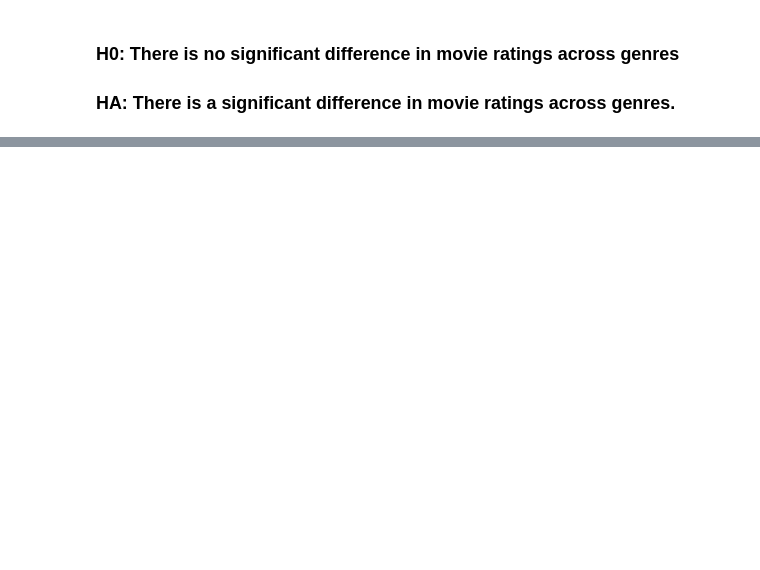
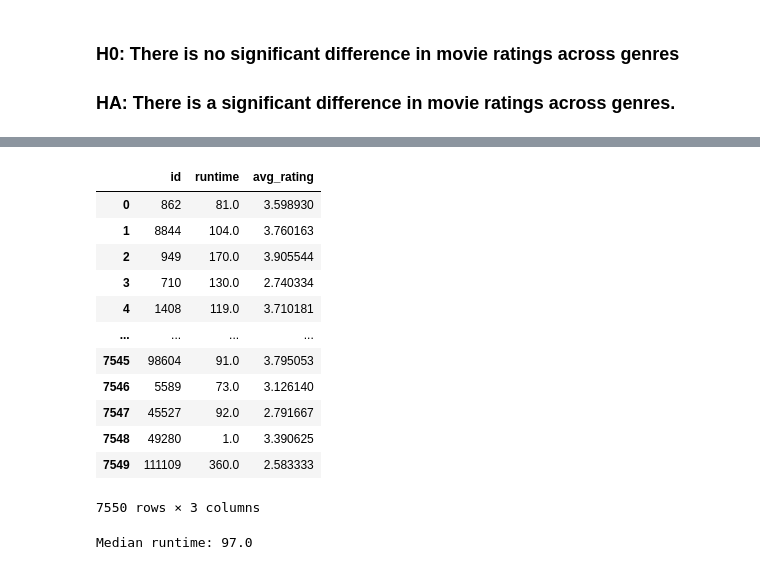
Before and after one commit to saharshmaloo/MovieAnalysis320, a Jupyter notebook: movies_data.ipynb, the cells around one changed output, grey strips where cells are left out. Saved outputs shown, nothing was run; the diff lists cells and outputs as text; code cells hidden in the pictures; blank space fills up the shorter version.

```diff
--- a/movies_data.ipynb
+++ b/movies_data.ipynb
@@ -398,0 +446,23 @@ Passing `palette` without assigning `hue` is deprecated and will be removed in v
+# %%
+merged_runtime_rating_df = runtimes_df.merge(avgrating_df, on='id', how='inner')
+merged_runtime_rating_df = merged_runtime_rating_df.dropna().reset_index(drop=True)
+merged_runtime_rating_df
+# %% [output]
+|  | id | runtime | avg_rating |
+| 0 | 862 | 81.0 | 3.598930 |
+| 1 | 8844 | 104.0 | 3.760163 |
+| 2 | 949 | 170.0 | 3.905544 |
+| 3 | 710 | 130.0 | 2.740334 |
+| 4 | 1408 | 119.0 | 3.710181 |
+| ... | ... | ... | ... |
+| 7545 | 98604 | 91.0 | 3.795053 |
+| 7546 | 5589 | 73.0 | 3.126140 |
+| 7547 | 45527 | 92.0 | 2.791667 |
+| 7548 | 49280 | 1.0 | 3.390625 |
+| 7549 | 111109 | 360.0 | 2.583333 |
+7550 rows × 3 columns
+# %%
+median_runtime = merged_runtime_rating_df['runtime'].median()
+print("Median runtime:", median_runtime)
+# %% [output]
+Median runtime: 97.0
```
Also changed, not shown: parts of 26 cells of this notebook, 1 other file.
